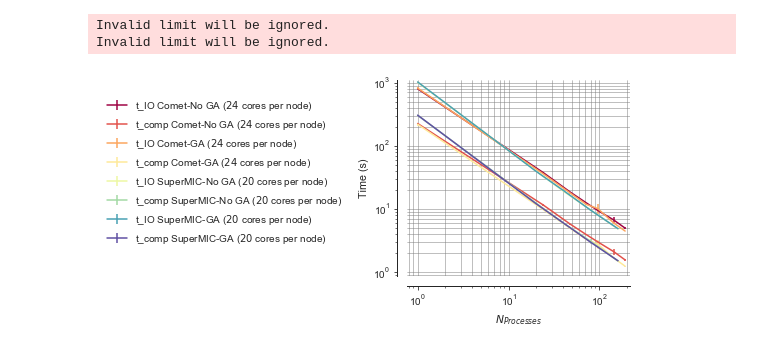
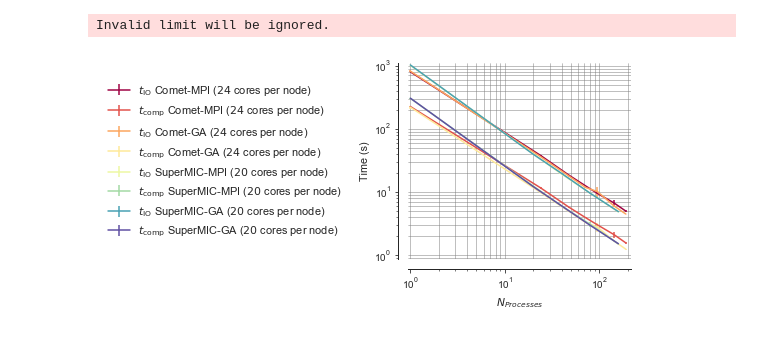
Before and after one commit to hpcanalytics/paper-hpc-py-parallel-mdanalysis, a Jupyter notebook: data/Fig7/c/Fig8(c).ipynb, the cells around one changed output. Drawn from its saved outputs; the diff is of its cells as text; code cells hidden in the pictures.

Commit message:
redone legend for Fig 7c (no need for edited version)

```diff
--- a/data/Fig7/c/Fig8(c).ipynb
+++ b/data/Fig7/c/Fig8(c).ipynb
@@ -57,38 +68,37 @@ dff[0].loc[:,['t_IO','t_comp']].plot(yerr=yerrs1,ax=axes)
 yerrs2 = [dff[1]['std_t_IO'].values.transpose().tolist(),dff[1]['std_t_comp'].values.transpose().tolist()]
 dff[1].loc[:,['t_IO','t_comp']].plot(yerr=yerrs2,ax=axes)
 
 yerrs3 = [dff[2]['std_t_IO'].values.transpose().tolist(),dff[2]['std_t_comp'].values.transpose().tolist()]
 dff[2].loc[:,['t_IO','t_comp']].plot(yerr=yerrs3,ax=axes)
 
 yerrs4 = [dff[3]['std_t_IO'].values.transpose().tolist(),dff[3]['std_t_comp'].values.transpose().tolist()]
 dff[3].loc[:,['t_IO','t_comp']].plot(yerr=yerrs4,ax=axes)
 
 plt.style.use('ggplot')
 sns.set_style('ticks')
 axes.set_xlabel('$N_{Processes}$')
 axes.set_ylabel('Time (s)')
 plt.xscale('log')
 plt.yscale('log')
 
 axes.set_ylim(0, 1100)
-axes.set_xlim(0, 220)
+axes.set_xlim(0.95, 220)
 axes.yaxis.grid(which='major', linewidth='0.5', color='grey')
 axes.xaxis.grid(which='major', linewidth='0.5', color='grey')
 axes.yaxis.grid(which='minor', linewidth='0.5', color='grey')
 axes.xaxis.grid(which='minor', linewidth='0.5', color='grey')
 sns.despine(offset=10, ax=axes)
 fig.subplots_adjust(bottom=0.2)
-legends = ['t_IO Comet-No GA ($24$ cores per node)','t_comp Comet-No GA ($24$ cores per node)',
-           't_IO Comet-GA ($24$ cores per node)','t_comp Comet-GA ($24$ cores per node)',
-           't_IO SuperMIC-No GA ($20$ cores per node)','t_comp SuperMIC-No GA ($20$ cores per node)',
-           't_IO SuperMIC-GA ($20$ cores per node)','t_comp SuperMIC-GA ($20$ cores per node)']
+legends = [r'$t_\mathrm{IO}$ Comet-MPI ($24$ cores per node)',r'$t_\mathrm{comp}$ Comet-MPI ($24$ cores per node)',
+           r'$t_\mathrm{IO}$ Comet-GA ($24$ cores per node)',r'$t_\mathrm{comp}$ Comet-GA ($24$ cores per node)',
+           r'$t_\mathrm{IO}$ SuperMIC-MPI ($20$ cores per node)',r'$t_\mathrm{comp}$ SuperMIC-MPI ($20$ cores per node)',
+           r'$t_\mathrm{IO}$ SuperMIC-GA ($20$ cores per node)',r'$t_\mathrm{comp}$ SuperMIC-GA ($20$ cores per node)']
 
-lgd = plt.legend(legends,loc='upper right', bbox_to_anchor=(-0.25, 0.95),frameon=False, shadow=True, ncol=1)
+lgd = plt.legend(legends,loc='upper right', fontsize=11, bbox_to_anchor=(-0.25, 0.95),frameon=False, shadow=True, ncol=1)
 plt.tight_layout()
 plt.show()
 fig_name = 'Clusters_IO_compute_scaling_splitting'
 fig.savefig('{}.pdf'.format(fig_name),bbox_extra_artists=(lgd,), bbox_inches='tight')
 # %% [output]
 Invalid limit will be ignored.
-Invalid limit will be ignored.
-[figure, old version]
+[figure, new version]
```
Also changed, not shown: parts of 2 cells of this notebook, 3 other files.
